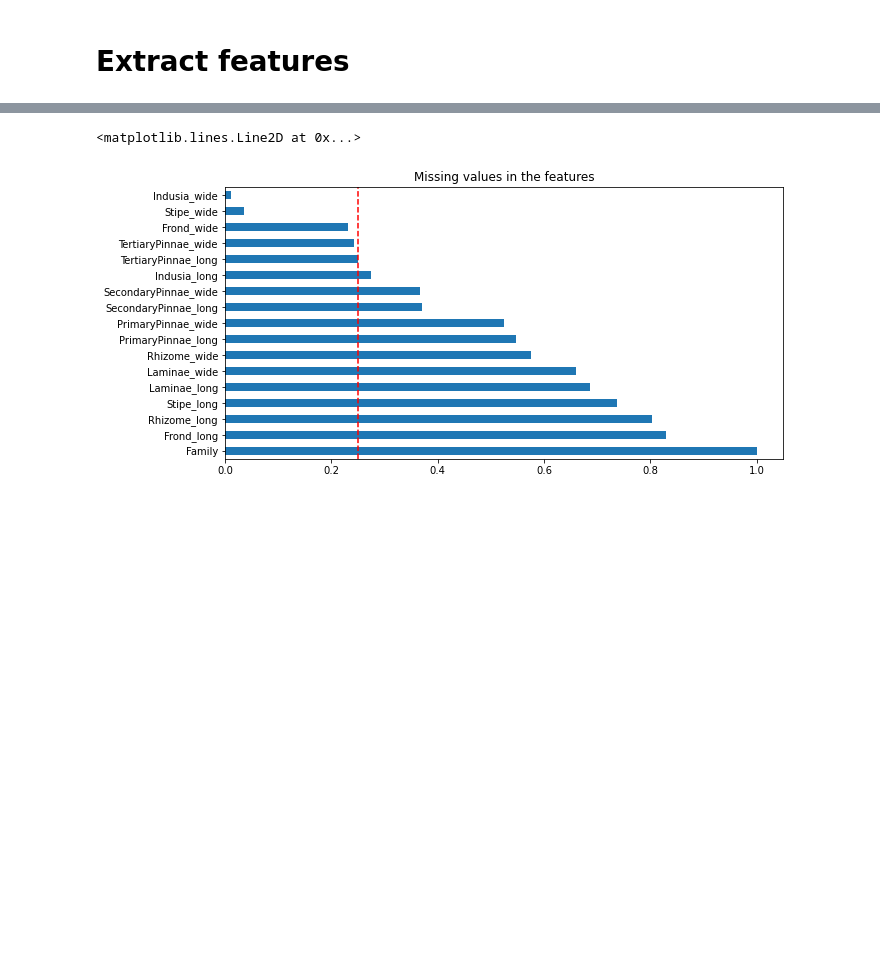
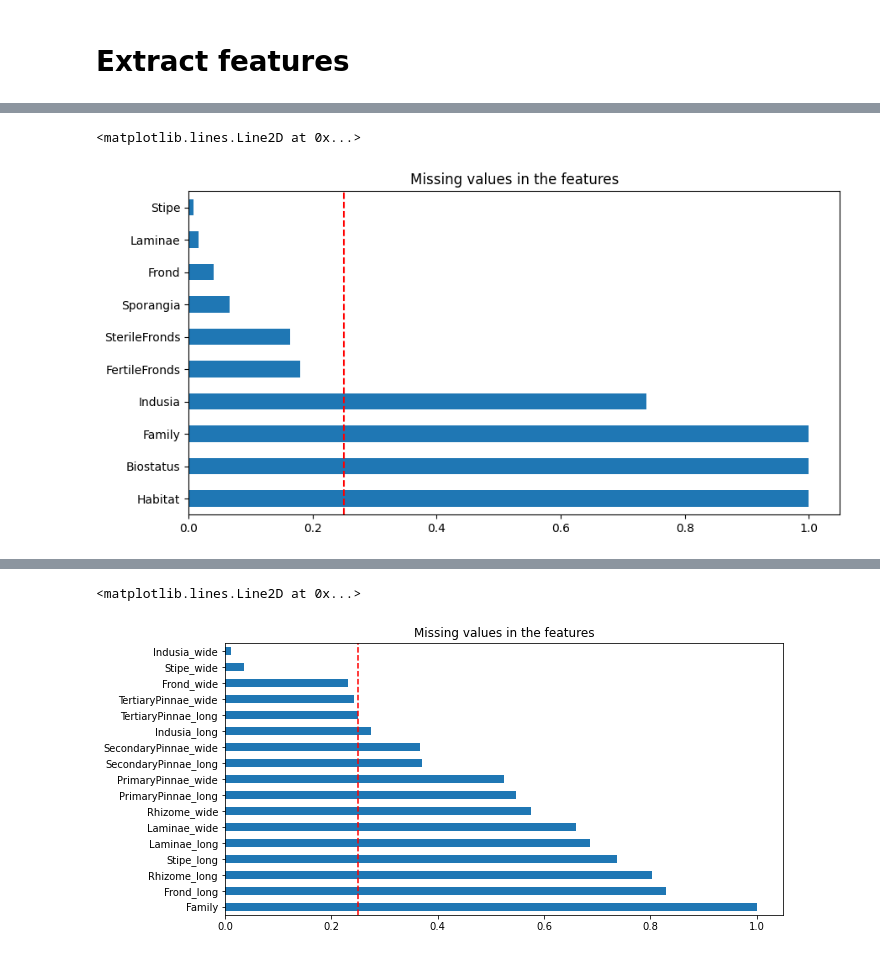
Before and after one commit to simone7monaco/newzeland-plants, a Jupyter notebook: Felci/extractor.ipynb, the cells around one changed output, grey strips where cells are left out. Drawn from its saved outputs; the diff is of its cells as text; code cells hidden in the pictures; blank space fills up the shorter version.

```diff
--- a/Felci/extractor.ipynb
+++ b/Felci/extractor.ipynb
@@ -242,3 +313,11 @@ Name: QuaternaryPinnae, dtype: object
+# %%
+import matplotlib.pyplot as plt
+fig, ax = plt.subplots(figsize=(10, 5))
+(features.notna().sum()/features.shape[0]).sort_values(ascending=False).plot(kind='barh', figsize=(10, 5), title='Missing values in the features')
+ax.axvline(0.25, color='r', linestyle='--')
+# %% [output]
+<matplotlib.lines.Line2D at 0x...>
+[figure, added]
 # %%
 features.map(lambda x: '-'.join([w for w in ['wide', 'long'] if w in x.lower()]) if isinstance(x, str) else np.NaN).apply(lambda x: x.unique())
 # %% [output]
```
Also changed, not shown: parts of 21 cells of this notebook, 1 other file.
